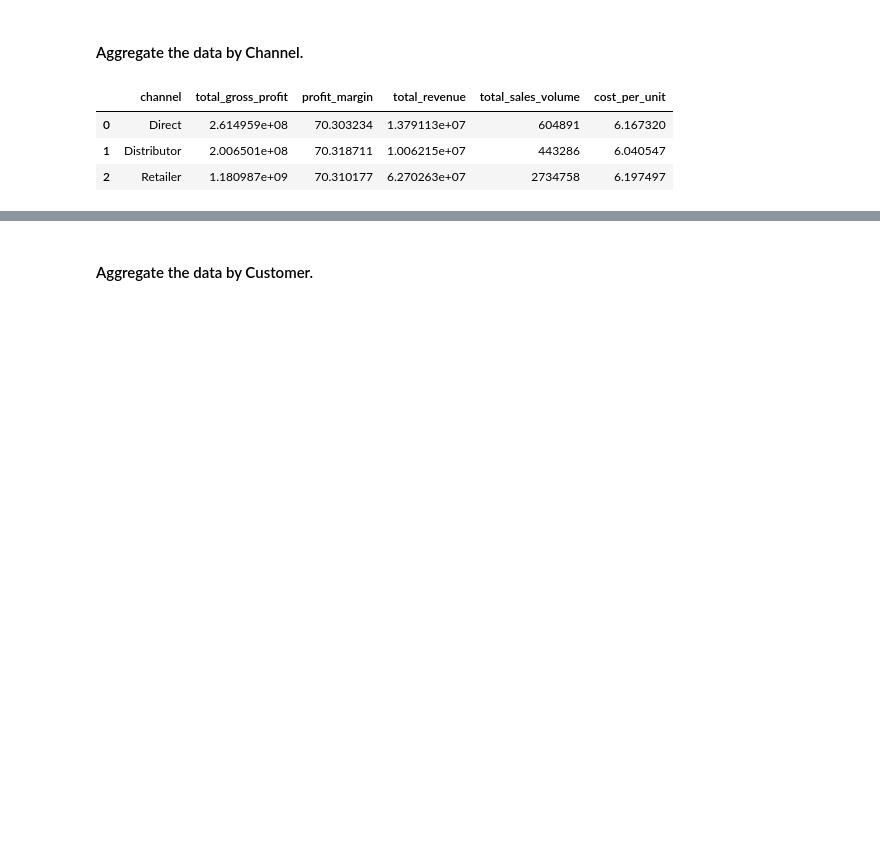
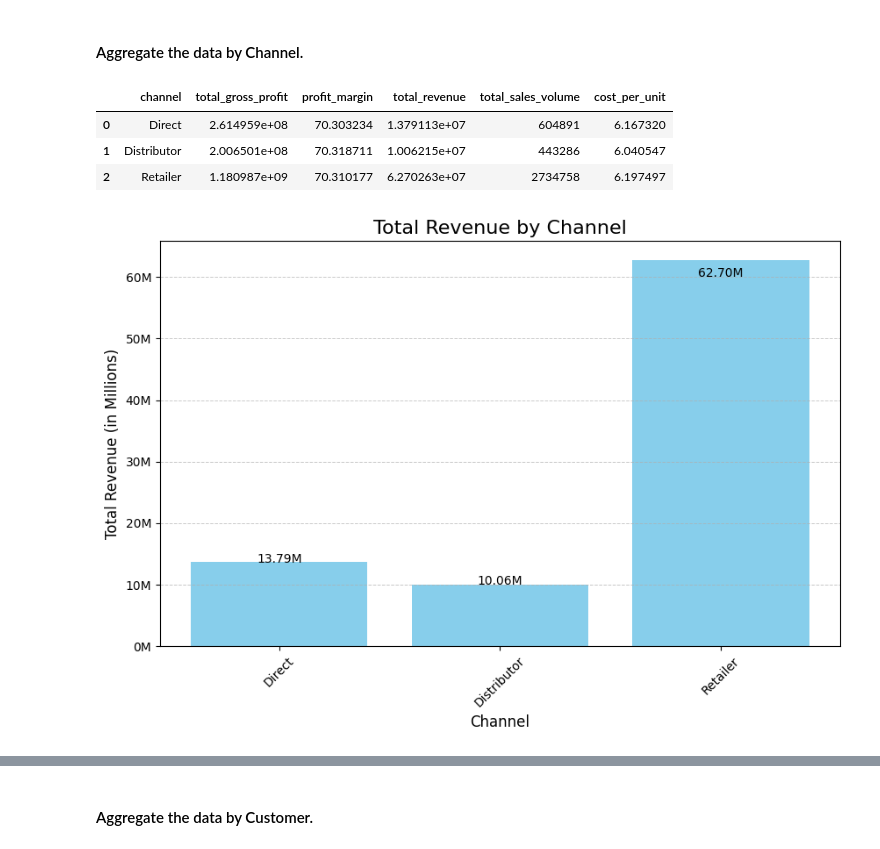
Before and after one commit to CesarChaparro1974/Financial_Analysis_Project, a Jupyter notebook: final_project.ipynb, the cells around one changed output, grey strips where cells are left out. Drawn from its saved outputs; the diff is of its cells as text; code cells hidden in the pictures; blank space fills up the shorter version.

Commit message:
plots

```diff
--- a/final_project.ipynb
+++ b/final_project.ipynb
@@ -1289,3 +1289,37 @@ aggregated_by_channel
 | 0 | Direct | 2.614959e+08 | 70.303234 | 1.379113e+07 | 604891 | 6.167320 |
 | 1 | Distributor | 2.006501e+08 | 70.318711 | 1.006215e+07 | 443286 | 6.040547 |
 | 2 | Retailer | 1.180987e+09 | 70.310177 | 6.270263e+07 | 2734758 | 6.197497 |
+# %%
+# extract the 'channel' and 'total_revenue' columns
+channels = aggregated_by_channel['channel'].values
+total_revenue = aggregated_by_channel['total_revenue'].values
+
+# set the size of the plot
+fig, ax = plt.subplots(figsize=(10, 6))
+
+# create the bar plot
+bars = ax.bar(channels, total_revenue, color='skyblue')
+
+# add titles and labels
+ax.set_title('Total Revenue by Channel', fontsize=16)
+ax.set_xlabel('Channel', fontsize=12)
+ax.set_ylabel('Total Revenue (in Millions)', fontsize=12)
+
+# rotate x labels for better readability
+plt.xticks(rotation=45)
+
+# Format y-axis to show values in millions
+formatter = plt.FuncFormatter(lambda x, pos: f'{x*1e-6:,.0f}M')
+ax.yaxis.set_major_formatter(formatter)
+
+# add grid lines for better readability
+ax.grid(True, which='both', axis='y', linestyle='--', linewidth=0.7, alpha=0.7)
+
+for bar in bars:
+    yval = bar.get_height()
+    ax.text(bar.get_x() + bar.get_width()/2, yval - 0.05*yval, f'{yval*1e-6:,.2f}M',
+            ha='center', va='bottom', color='black', fontsize=10)
+
+plt.show()
+# %% [output]
+[figure, added]
```
Also changed, not shown: parts of 1 cell of this notebook.
